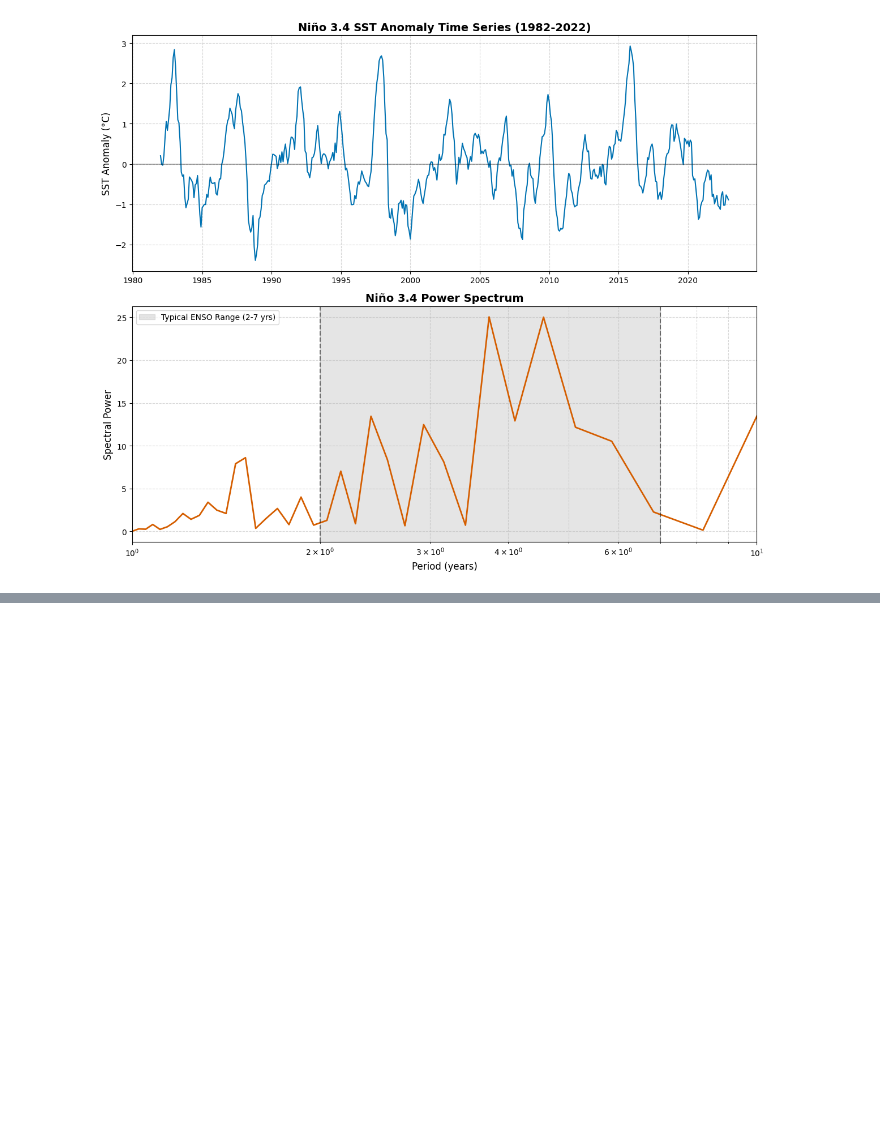
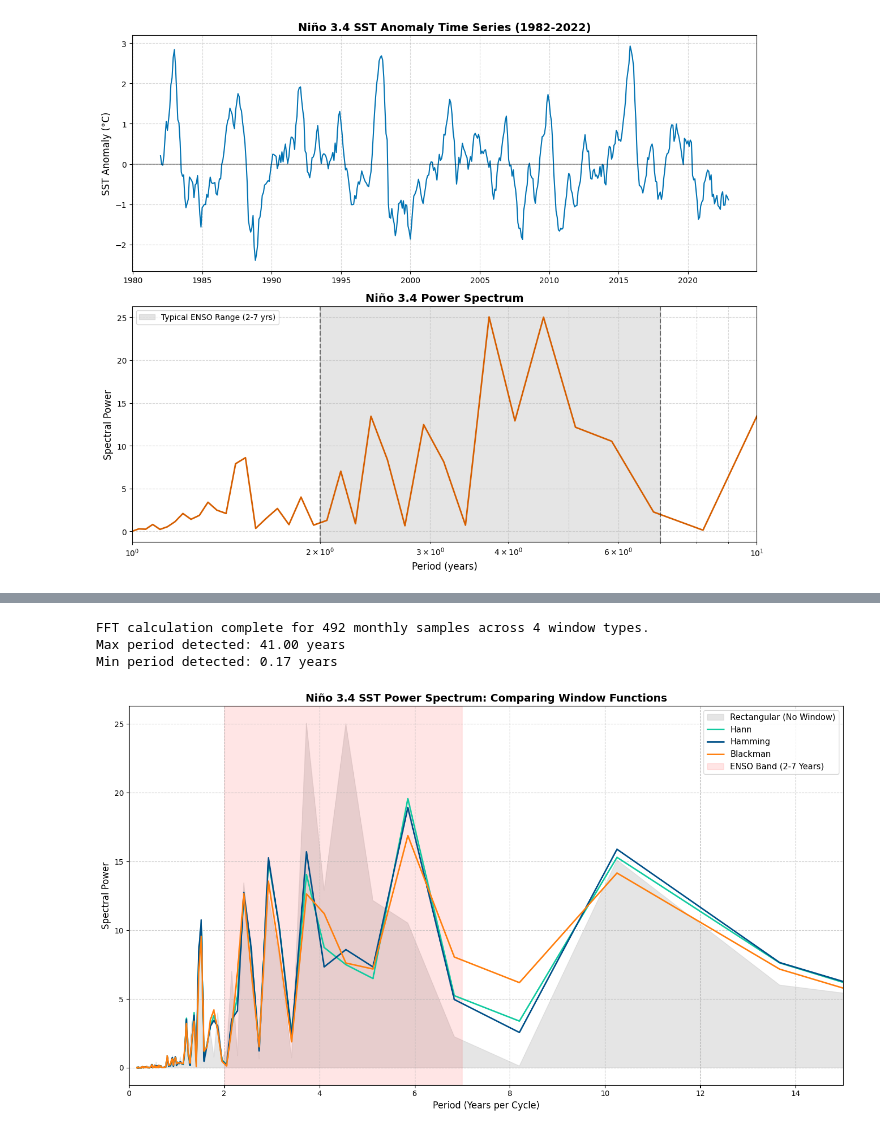
Before and after one commit to milicak/Data_Analysis_Course, a Jupyter notebook: 06_Fast_Fourier_Transform_FFT.ipynb, the cells around one changed output, grey strips where cells are left out. Drawn from its saved outputs; the diff is of its cells as text; code cells hidden in the pictures; blank space fills up the shorter version.

```diff
--- a/06_Fast_Fourier_Transform_FFT.ipynb
+++ b/06_Fast_Fourier_Transform_FFT.ipynb
@@ -678,0 +750,80 @@ plt.show()
+# %%
+import matplotlib.pyplot as plt
+from scipy.signal.windows import hann, hamming, blackman
+
+# Assuming 'sst_values' (monthly anomalies) is already loaded from your previous xarray steps
+N = len(sst_values)
+
+# 1. Define our windows
+windows = {
+    'Rectangular (No Window)': np.ones(N),
+    'Hann': hann(N),
+    'Hamming': hamming(N),
+    'Blackman': blackman(N)
+}
+
+# 2. Calculate Frequencies (The time axis is the same for all windows)
+# d=1 because data is sampled monthly
+frequencies = np.fft.fftfreq(N, d=1)
+mask = frequencies > 0
+pos_freqs = frequencies[mask]
+
+# Period (years) = 1 / (frequency in cycles per month * 12 months/year)
+enso_periods = 1 / (pos_freqs * 12)
+
+# Dictionary to hold the final power spectrum for each window
+power_results = {}
+
+# 3. Compute FFT for each window
+# It is best practice to mean-center the data before windowing to prevent
+# the mean (0-frequency) from being smeared by the window into the low frequencies.
+sst_centered = sst_values - np.mean(sst_values)
+
+for name, window in windows.items():
+    # Apply the window to the time series
+    sst_windowed = sst_centered * window
+
+    # Compute the FFT
+    fft_result = np.fft.fft(sst_windowed)
+
+    # Calculate the Power Spectrum
+    # We apply an energy correction factor to account for the energy lost by tapering the edges
+    energy_correction = np.mean(window ** 2)
+    power_spectrum = (np.abs(fft_result) ** 2) / (N * energy_correction)
+
+    # Filter for positive frequencies and store
+    power_results[name] = power_spectrum[mask]
+
+print(f'FFT calculation complete for {N} monthly samples across {len(windows)} window types.')
+print(f'Max period detected: {np.max(enso_periods):.2f} years')
+print(f'Min period detected: {np.min(enso_periods):.2f} years')
+
+# 4. Visualization
+plt.figure(figsize=(14, 8))
+
+colors = ['#cccccc', '#11caa0', '#005088', '#ff7f0e']
+for (name, power), color in zip(power_results.items(), colors):
+    if name == 'Rectangular (No Window)':
+        # Plot rectangular in the background as a filled area to show the leakage
+        plt.fill_between(enso_periods, power, 0, color=color, alpha=0.5, label=name)
+    else:
+        plt.plot(enso_periods, power, color=color, linewidth=2, label=name)
+
+plt.title('Niño 3.4 SST Power Spectrum: Comparing Window Functions', fontsize=14, fontweight='bold')
+plt.xlabel('Period (Years per Cycle)', fontsize=12)
+plt.ylabel('Spectral Power', fontsize=12)
+
+# Focus strictly on the climate-relevant periods (0 to 15 years)
+plt.xlim(0, 15)
+
+# Highlight the ENSO band
+plt.axvspan(2, 7, color='red', alpha=0.1, label='ENSO Band (2-7 Years)')
+
+plt.grid(True, linestyle='--', alpha=0.6)
+plt.legend(loc='upper right', fontsize=11)
+plt.tight_layout()
+# %% [output]
+FFT calculation complete for 492 monthly samples across 4 window types.
+Max period detected: 41.00 years
+Min period detected: 0.17 years
+[figure, added]
```
Also changed, not shown: parts of 3 cells of this notebook.
